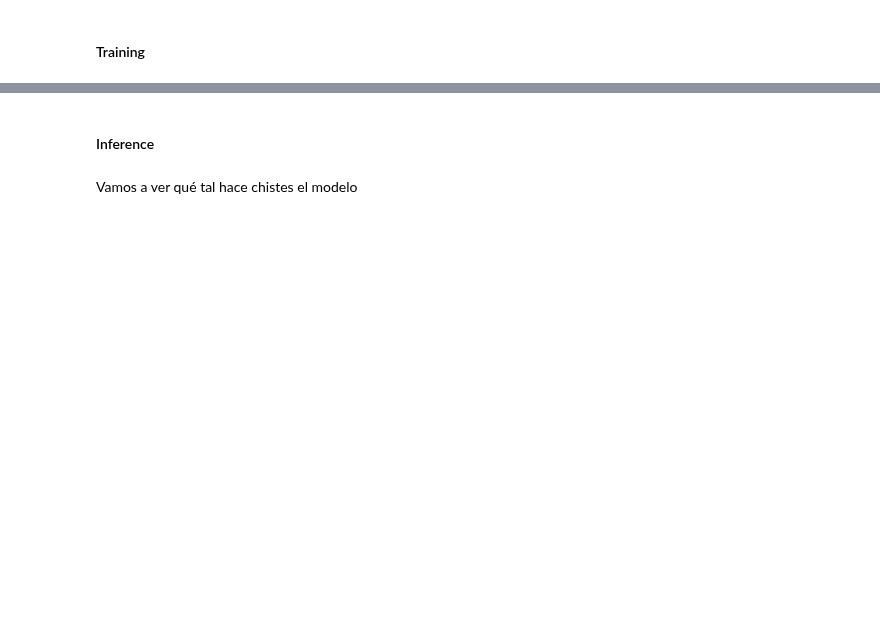
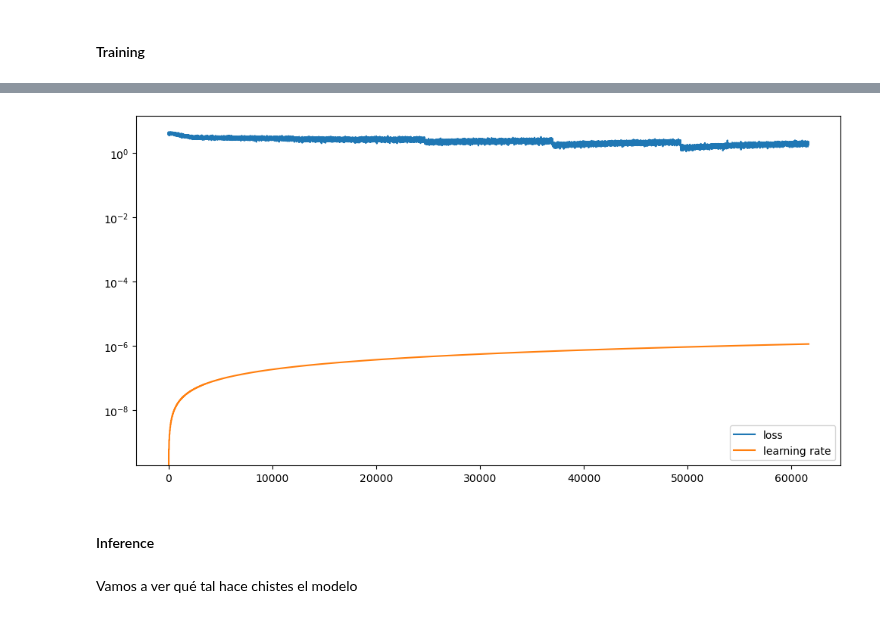
Before and after one commit to maximofn/portafolio, a Jupyter notebook: posts/2024-XX-XX-GPT2-Language-Models-are-Unsupervised-Multitask-Learners.ipynb, the cells around one changed output, grey strips where cells are left out. Cells and saved outputs as stored; diff of their text form; code cells hidden in the pictures; blank space fills up the shorter version.

```diff
--- a/posts/2024-XX-XX-GPT2-Language-Models-are-Unsupervised-Multitask-Learners.ipynb
+++ b/posts/2024-XX-XX-GPT2-Language-Models-are-Unsupervised-Multitask-Learners.ipynb
@@ -386,7 +388,7 @@ ckeckpoints = "openai-community/gpt2-xl"
 tokenizer = AutoTokenizer.from_pretrained(ckeckpoints)
 model = GPT2LMHeadModel.from_pretrained(ckeckpoints)
 
-model = model.to(device)
+model = model.half().to(device)
 # %% [markdown]
 #### Pytorch dataset
 # %% [markdown]
@@ -574,3 +520,18 @@ frame #63: PyEval_EvalCode + 0x9f (0x5cae5f in /home/wallabot/miniconda3/envs/nl
+# %%
+import numpy as np
+import matplotlib.pyplot as plt
+
+losses_np = np.array(losses)
+lrs_np = np.array(lrs)
+
+plt.figure(figsize=(12,6))
+plt.plot(losses_np, label='loss')
+plt.plot(lrs_np, label='learning rate')
+plt.yscale('log')
+plt.legend()
+plt.show()
+# %% [output]
+[figure, added]
 # %% [markdown]
 #### Inference
 # %% [markdown]
```
Also changed, not shown: parts of 36 cells of this notebook, 1 other file.
